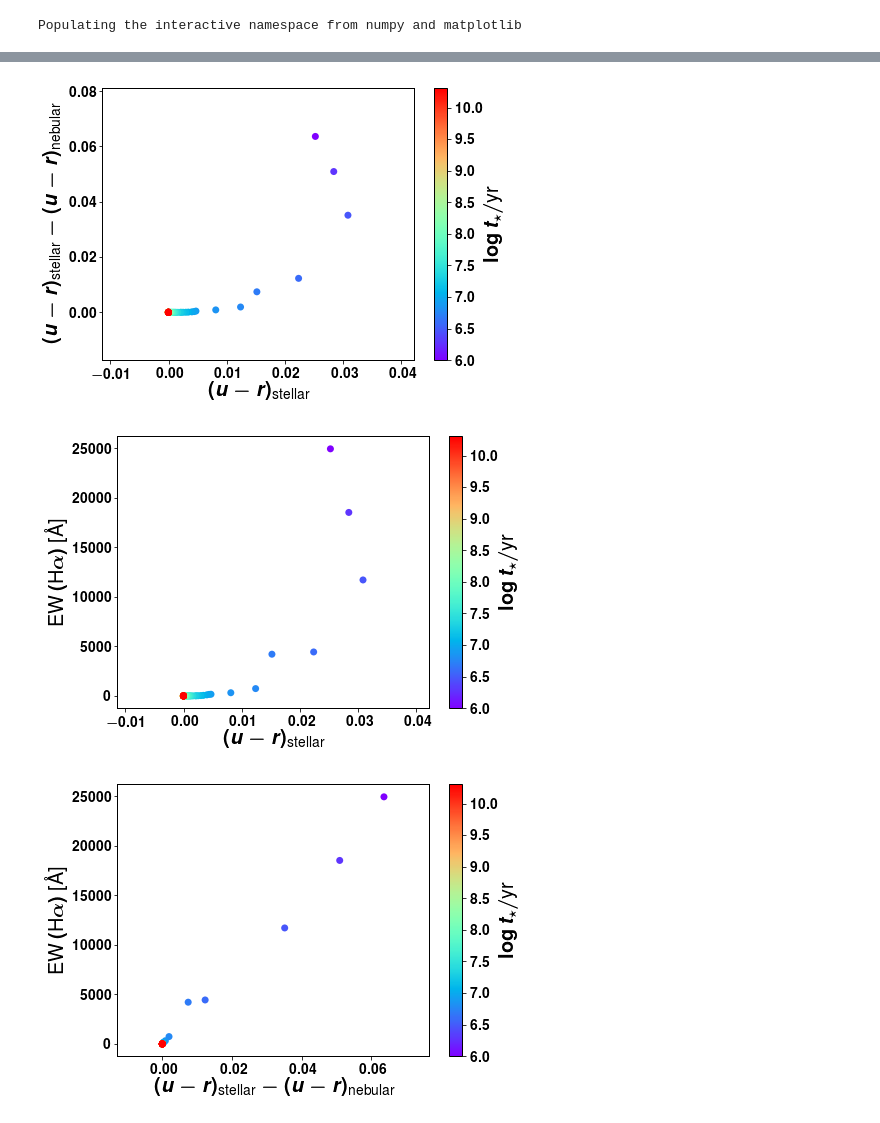
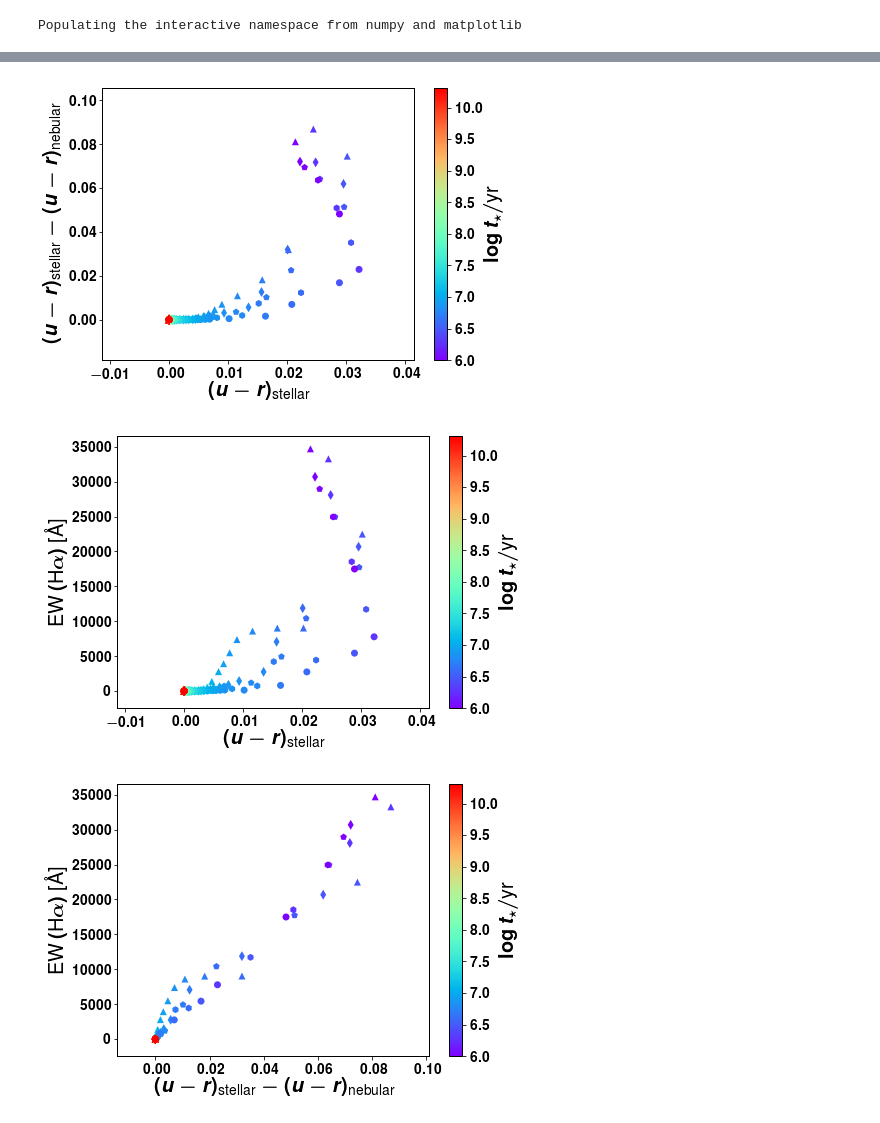
Before and after one commit to ajmejia/photo-ew, a Jupyter notebook: notebooks/proof-of-concept.ipynb, the cells around one changed output, grey strips where cells are left out. Drawn from its saved outputs; the diff is of its cells as text; code cells hidden in the pictures.

```diff
--- a/notebooks/proof-of-concept.ipynb
+++ b/notebooks/proof-of-concept.ipynb
@@ -93,8 +88,0 @@ ages, SEDs_ste, SEDs_tot = merge_stellar_nebular(f)
-# %%
-SEDs_tot.get(["10 Myr","20 Myr","100 Myr","1000 Myr", "13000 Myr"]).plot(lw=1.0, zorder=999)
-ax = gca()
-ax.axvline(6562, lw=0.75, ls="--", color="0.7")
-ax.set_xlim(912,12000)
-ax.set_yscale("log")
-ax.set_xlabel(r"$\lambda$ [\AA]")
-ax.set_ylabel(r"$L_\lambda$ [L$_{\odot}/$\AA]")
@@ -104,46 +139,55 @@ Text(0,0.5,u'$L_\\lambda$ [L$_{\\odot}/$\\AA]')
 # %%
 # First Approach to the colour-EW correlation
 # In rest-frame, compute the SDSS colours
-ur_neb = zeros(ages.size)
-ur_ste = zeros(ages.size)
-ew_neb = zeros(ages.size)
-for j in xrange(ages.size):
-    SED_neb_j = column_stack((SEDs_tot.index.values,SEDs_tot.get(SEDs_tot.columns[j])))
-    SED_ste_j = column_stack((SEDs_ste.index.values,SEDs_ste.get(SEDs_ste.columns[j])))
+ur_neb = OrderedDict()#zeros(ages.size)
+ur_ste = OrderedDict()#zeros(ages.size)
+ew_neb = OrderedDict()#zeros(ages.size)
+ur_exc = OrderedDict()
+for Z in mets_val:
+    SEDs_tot = models_tot[Z]
+    SEDs_ste = models_ste[Z]
 
-    ur_neb[j] = integrated_flux(SED_neb_j, sdss_res[0]) - integrated_flux(SED_neb_j, sdss_res[2])
-    ur_ste[j] = integrated_flux(SED_ste_j, sdss_res[0]) - integrated_flux(SED_ste_j, sdss_res[2])
-    ew_neb[j] = equivalent_width(SED_neb_j, (6562,), (40,))[0]
-# Compute the colour excess
-ur_excess = ur_ste - ur_neb
+    ur_neb[Z], ur_ste[Z], ew_neb[Z] = [], [], []
+    for j in xrange(ages.size):
+        SED_neb_j = column_stack((SEDs_tot.index.values,SEDs_tot.get(SEDs_tot.columns[j])))
+        SED_ste_j = column_stack((SEDs_ste.index.values,SEDs_ste.get(SEDs_ste.columns[j])))
+
+        ur_neb[Z] += [integrated_flux(SED_neb_j, sdss_res[0]) - integrated_flux(SED_neb_j, sdss_res[2])]
+        ur_ste[Z] += [integrated_flux(SED_ste_j, sdss_res[0]) - integrated_flux(SED_ste_j, sdss_res[2])]
+        ew_neb[Z] += [equivalent_width(SED_neb_j, (6562,), (40,))[0]]
+    # Compute the colour excess
+    ur_neb[Z], ur_ste[Z], ew_neb[Z] = array(ur_neb[Z]), array(ur_ste[Z]), array(ew_neb[Z])
+    ur_exc[Z] = ur_ste[Z] - ur_neb[Z]
 # %%
+markers = OrderedDict(zip(mets_val,["^","d","p","h","o"]))
+
 # Plot the colour vs the colour-excess (this should show an anti-correlation)
 figure(figsize=(7,5))
-scatter(ur_ste, ur_excess, c=log10(ages.values), lw=0, cmap=cm.rainbow)
+for Z in mets_val: scatter(ur_ste[Z], ur_exc[Z], marker=markers[Z], c=log10(ages.values), lw=0, cmap=cm.rainbow)
 cb = colorbar()
 xlabel(r"$(u-r)_\text{stellar}$")
 ylabel(r"$(u-r)_\text{stellar}-(u-r)_\text{nebular}$")
 cb.set_label(r"$\log{t_\star/\text{yr}}$")
 
 figure(figsize=(7,5))
-scatter(ur_ste, ew_neb, c=log10(ages.values), lw=0, cmap=cm.rainbow)
+for Z in mets_val: scatter(ur_ste[Z], ew_neb[Z], marker=markers[Z], c=log10(ages.values), lw=0, cmap=cm.rainbow)
 cb = colorbar()
 xlabel(r"$(u-r)_\text{stellar}$")
 ylabel(r"$\text{EW}\,(\text{H}\alpha)$ [\AA]")
 cb.set_label(r"$\log{t_\star/\text{yr}}$")
 
 figure(figsize=(7,5))
-scatter(ur_excess, ew_neb, c=log10(ages.values), lw=0, cmap=cm.rainbow)
+for Z in mets_val: scatter(ur_exc[Z], ew_neb[Z], marker=markers[Z], c=log10(ages.values), lw=0, cmap=cm.rainbow)
 cb = colorbar()
 xlabel(r"$(u-r)_\text{stellar}-(u-r)_\text{nebular}$")
 ylabel(r"$\text{EW}\,(\text{H}\alpha)$ [\AA]")
 cb.set_label(r"$\log{t_\star/\text{yr}}$")
 
 # This will help separate the age-nebular emission relation
 # %% [output]
-[figure, old version]
+[figure, new version]
-[figure, old version]
+[figure, new version]
-[figure, old version]
+[figure, new version]
 # %%
 # NEXT STEPS
 
```
Also changed, not shown: parts of 7 cells of this notebook.
